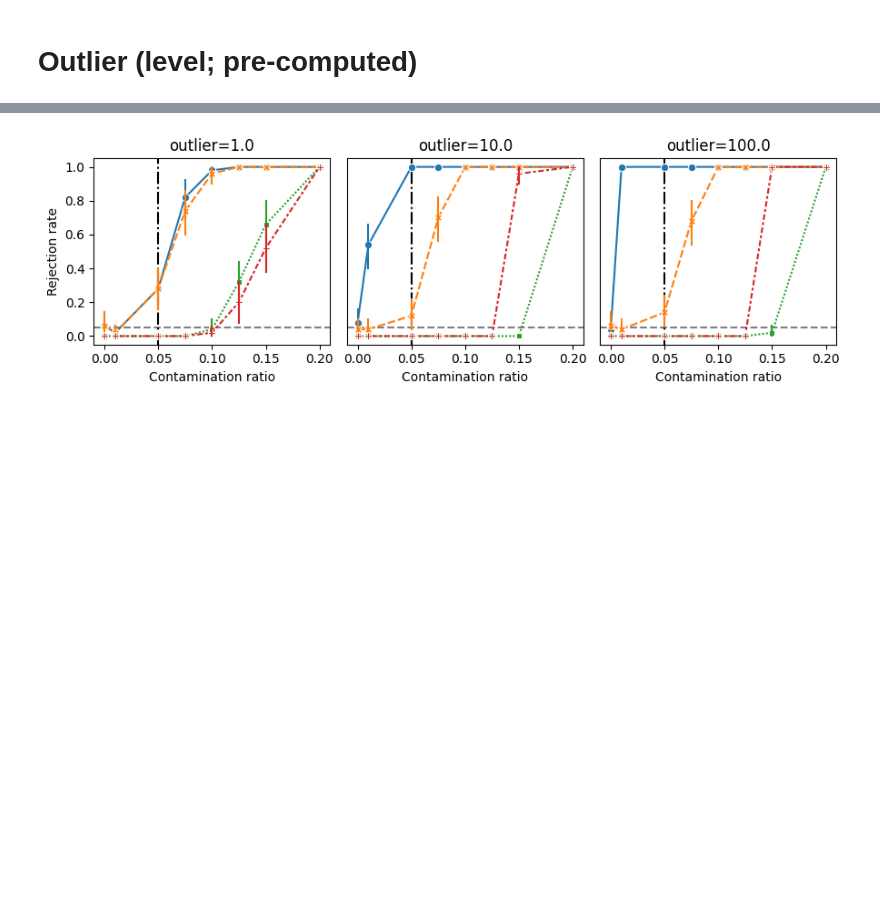
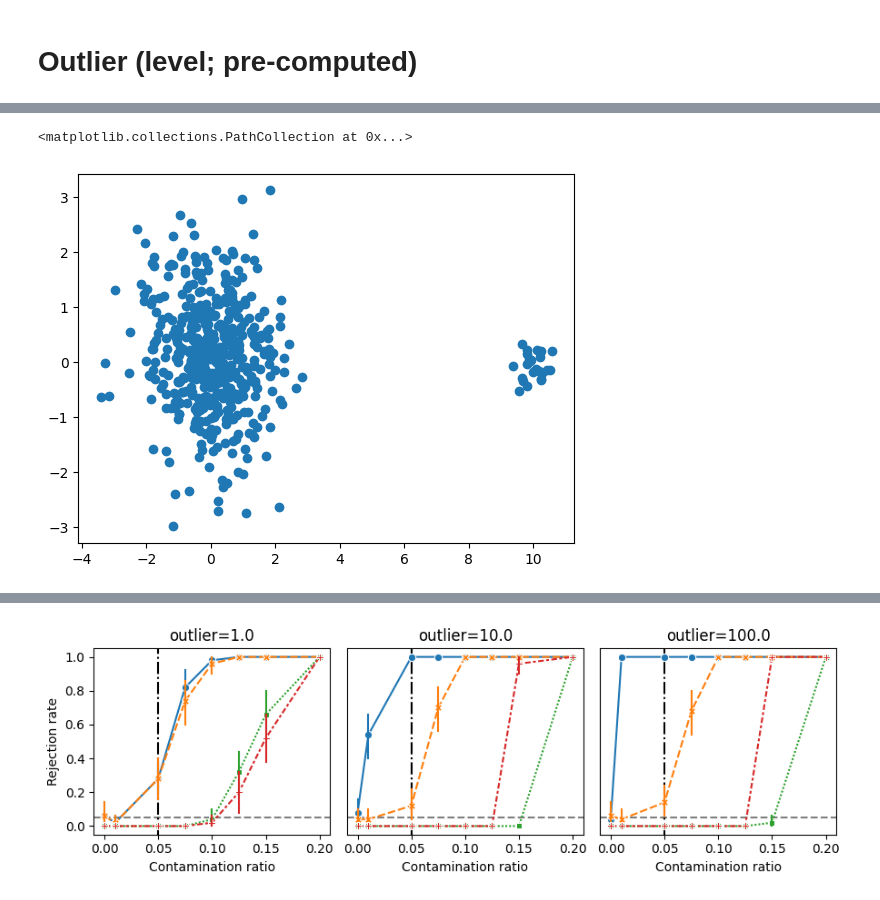
Before and after one commit to XingLLiu/robust-kernel-test, a Jupyter notebook: notebooks/gaussian.ipynb, the cells around one changed output, grey strips where cells are left out. Saved outputs shown, nothing was run; the diff lists cells and outputs as text; code cells hidden in the pictures; blank space fills up the shorter version.

```diff
--- a/notebooks/gaussian.ipynb
+++ b/notebooks/gaussian.ipynb
@@ -1039,7 +1039,7 @@ _ = ax.plot(eps_ls, quantiles_ls, color="grey", marker="x")
 n = 500
 dim = 1
 res_stats_ol = pickle.load(open(f"../data/ol/stats_n{n}_d{dim}.pkl", "rb"))
-tau_res = pickle.load(open(f"../data/ol/tau_d{dim}.pkl", "rb"))
+# tau_res = pickle.load(open(f"../data/ol/tau_d{dim}.pkl", "rb"))
 # %%
 ol_ls = list(res_stats_ol.keys())
 eps_ls = list(res_stats_ol[ol_ls[0]].keys())
@@ -1170,0 +1205,9 @@ res_df = convert_df_ol(res_stats_ol)
+# %%
+X_res = pickle.load(open(f"../data/ol/X_res_n{n}_d{dim}.pkl", "rb"))
+Xs1 = X_res[ol1][eps]
+Xs2 = X_res[ol2][eps]
+# %%
+plt.scatter(Xs2[0, :, 0], Xs2[0, :, 1])
+# %% [output]
+<matplotlib.collections.PathCollection at 0x...>
+[figure, added]
```
Also changed, not shown: parts of 25 cells of this notebook, 7 other files.
